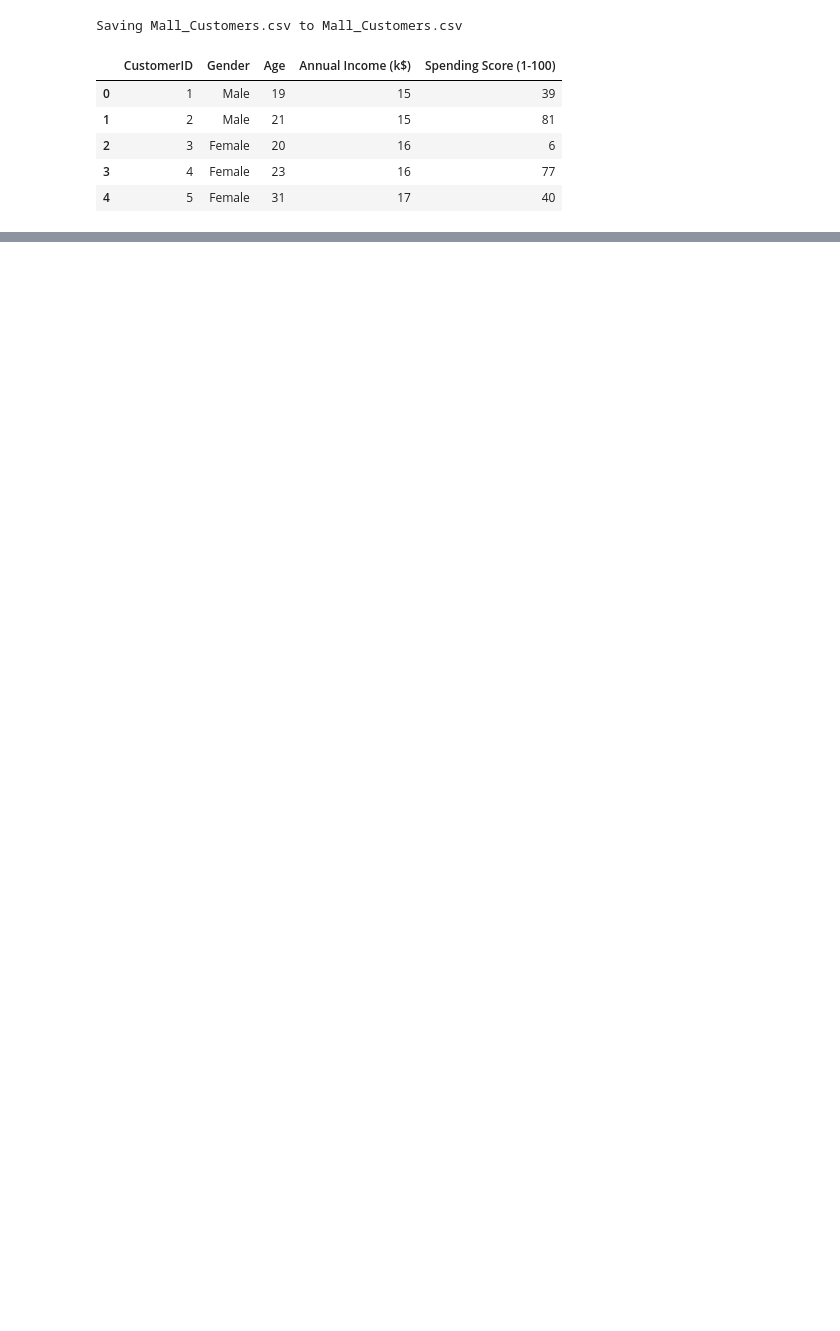
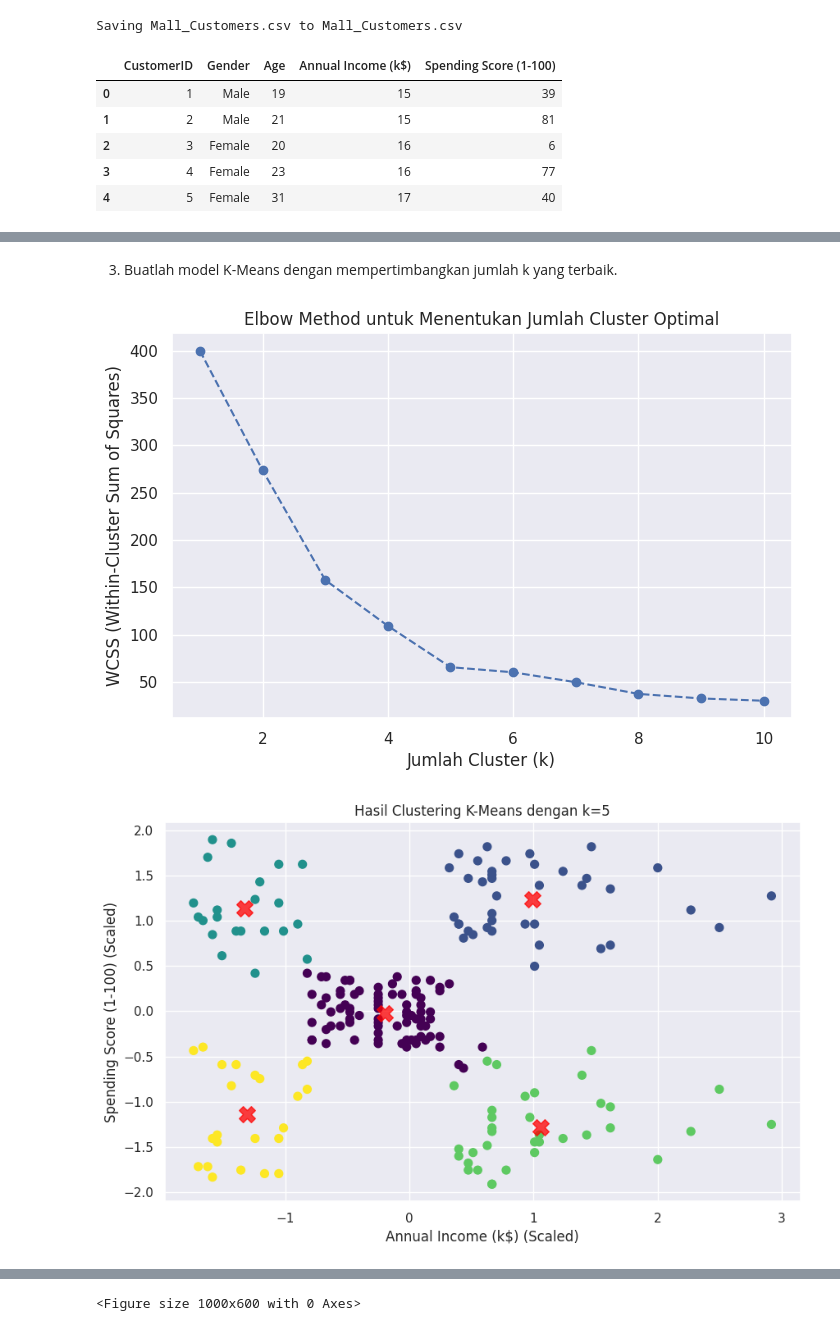
Before and after one commit to annisakrnn/Machine-Learning_2025, a Jupyter notebook: TG5_2341720070_ANNISA_KURNIAWATI.ipynb, the cells around one changed output, grey strips where cells are left out. Saved outputs shown, nothing was run; the diff lists cells and outputs as text; code cells hidden in the pictures; blank space fills up the shorter version.

```diff
--- a/TG5_2341720070_ANNISA_KURNIAWATI.ipynb
+++ b/TG5_2341720070_ANNISA_KURNIAWATI.ipynb
@@ -522,0 +532,75 @@ df.head()
+# %% [markdown]
+3. Buatlah model K-Means dengan mempertimbangkan jumlah k yang terbaik.
+# %%
+# Import library yang diperlukan
+import pandas as pd
+import numpy as np
+import matplotlib.pyplot as plt
+from sklearn.cluster import KMeans
+from sklearn.preprocessing import StandardScaler
+
+# Load dataset
+data = pd.read_csv('Mall_Customers.csv')
+
+# Pilih fitur untuk clustering
+X = data[['Annual Income (k$)', 'Spending Score (1-100)']].values
+
+# Standarisasi data
+scaler = StandardScaler()
+X_scaled = scaler.fit_transform(X)
+
+# Menentukan jumlah cluster optimal menggunakan Elbow Method
+wcss = []
+for i in range(1, 11):
+    kmeans = KMeans(n_clusters=i, init='k-means++', random_state=42)
+    kmeans.fit(X_scaled)
+    wcss.append(kmeans.inertia_)
+
+# Visualisasi Elbow Method
+plt.figure(figsize=(8, 5))
+plt.plot(range(1, 11), wcss, marker='o', linestyle='--')
+plt.title('Elbow Method untuk Menentukan Jumlah Cluster Optimal')
+plt.xlabel('Jumlah Cluster (k)')
+plt.ylabel('WCSS (Within-Cluster Sum of Squares)')
+plt.grid(True)
+plt.show()
+
+# Pilih jumlah cluster optimal berdasarkan Elbow Method (misalnya k=5)
+optimal_k = 5  # Ganti dengan nilai k yang terlihat sebagai "siku" pada grafik
+kmeans = KMeans(n_clusters=optimal_k, init='k-means++', random_state=42)
+y_kmeans = kmeans.fit_predict(X_scaled)
+
+# Visualisasi hasil clustering
+plt.figure(figsize=(10, 6))
+plt.scatter(X_scaled[:, 0], X_scaled[:, 1], c=y_kmeans, s=50, cmap='viridis')
+centers = kmeans.cluster_centers_
+plt.scatter(centers[:, 0], centers[:, 1], c='red', s=200, alpha=0.75, marker='X')
+plt.title(f'Hasil Clustering K-Means dengan k={optimal_k}')
+plt.xlabel('Annual Income (k$) (Scaled)')
+plt.ylabel('Spending Score (1-100) (Scaled)')
+plt.grid(True)
+plt.show()
+
+# Tambahkan label cluster ke dataset asli
+data['Cluster'] = y_kmeans
+
+# Tampilkan beberapa baris data dengan label cluster
+print("\nData dengan Label Cluster (10 baris pertama):")
+print(data.head(10))
+
+# Analisis karakteristik setiap cluster
+cluster_summary = data.groupby('Cluster')[['Annual Income (k$)', 'Spending Score (1-100)']].mean()
+print("\nRata-rata Fitur per Cluster:")
+print(cluster_summary)
+
+# (Opsional) Visualisasi rata-rata fitur per cluster menggunakan bar chart
+plt.figure(figsize=(10, 6))
+cluster_summary.plot(kind='bar')
+plt.title('Rata-rata Annual Income dan Spending Score per Cluster')
+plt.xlabel('Cluster')
+plt.ylabel('Nilai Rata-rata')
+plt.grid(True)
+plt.show()
+# %% [output]
+[figure, added]
+[figure, added]
@@ -522,0 +624 @@ df.head()
+<Figure size 1000x600 with 0 Axes>
```
Also changed, not shown: parts of 25 cells of this notebook.
